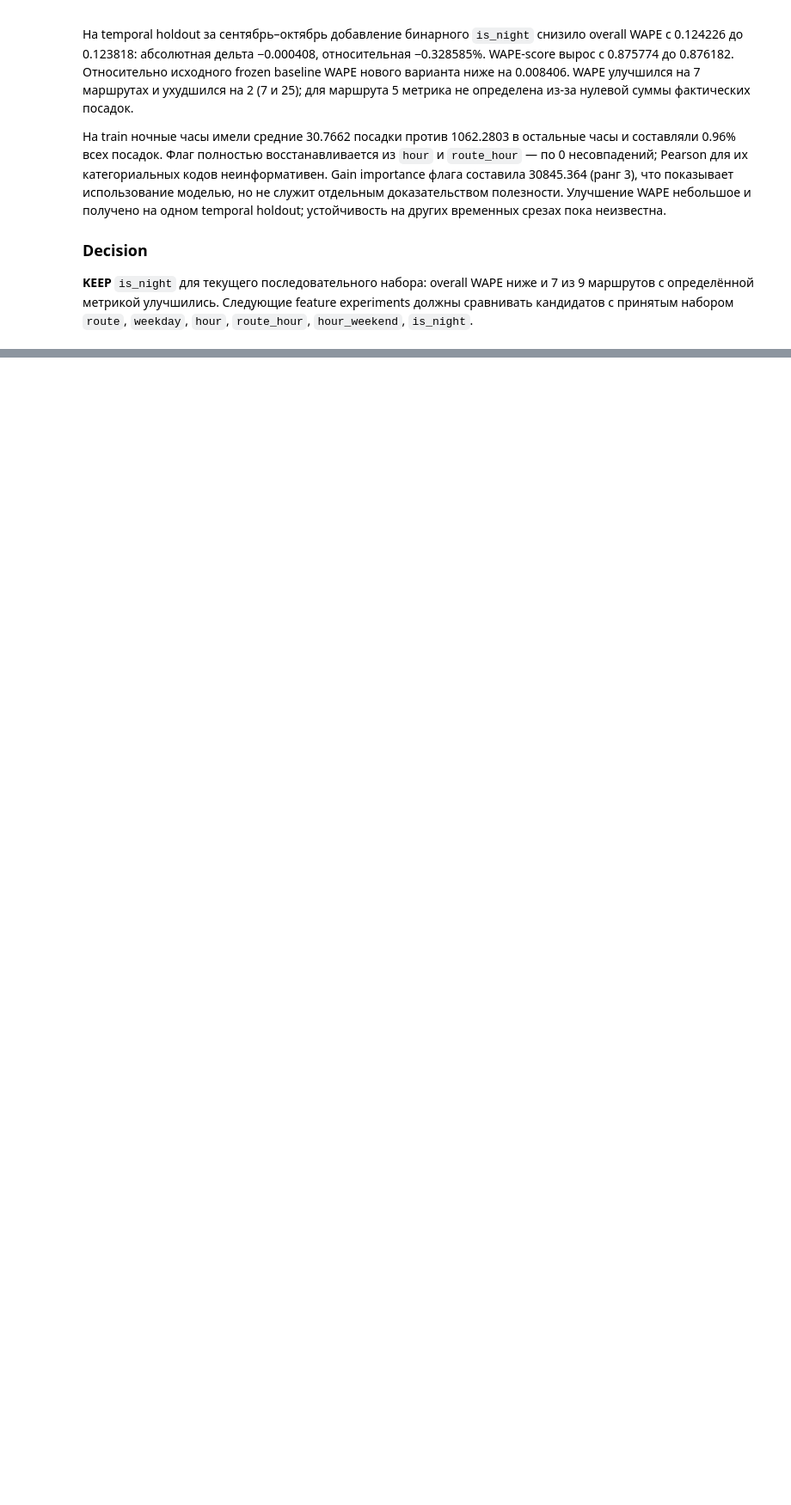
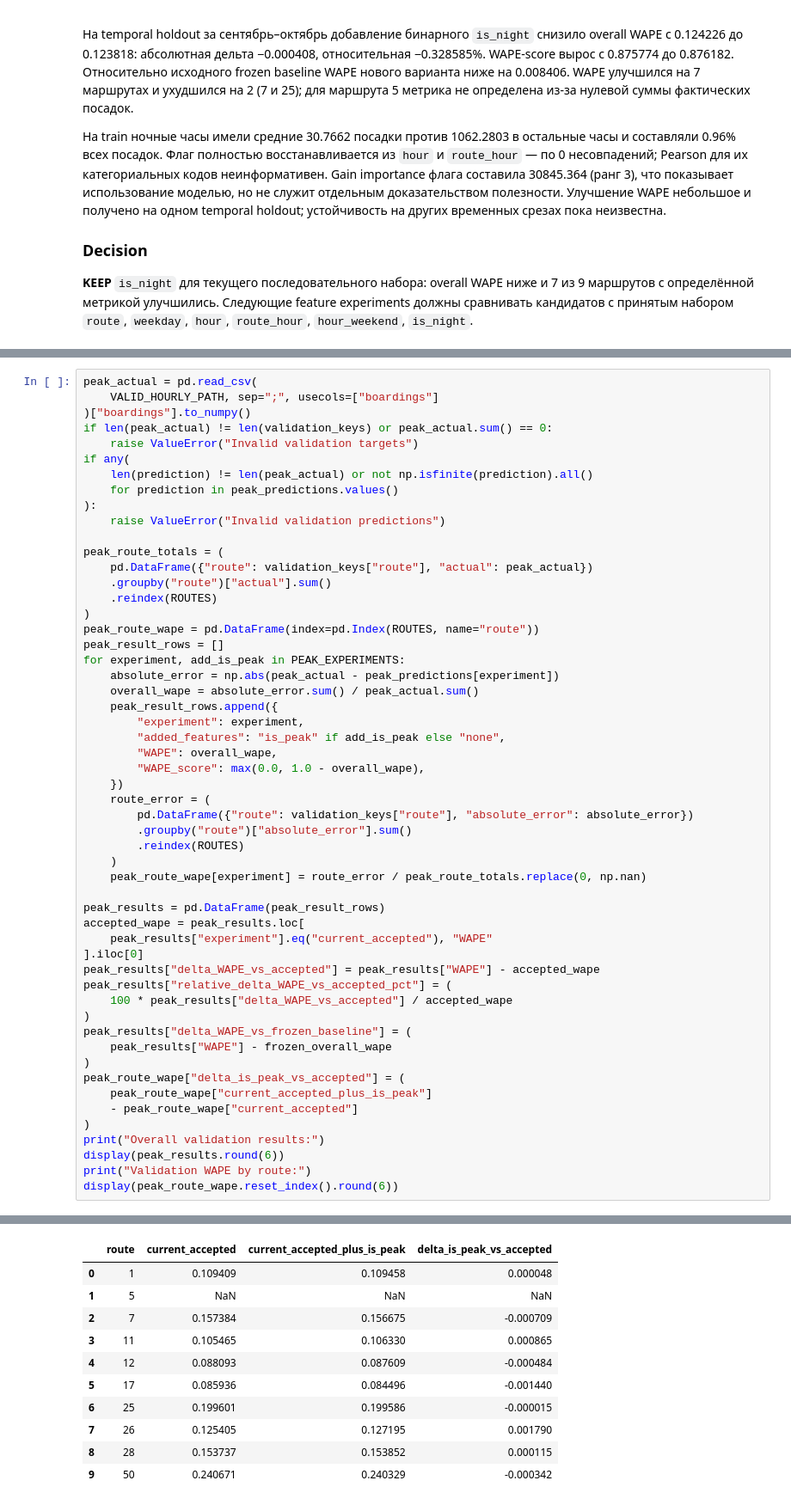
Before and after one commit to rapogahu/MT-Hackathon-2026, a Jupyter notebook: ml/notebooks/feature_engineering.ipynb, the cells around one changed output, grey strips where cells are left out. Shown at 86% size. Saved outputs shown, nothing was run; the diff lists cells and outputs as text; blank space fills up the shorter version.

```diff
--- a/ml/notebooks/feature_engineering.ipynb
+++ b/ml/notebooks/feature_engineering.ipynb
@@ -1692,0 +1850,55 @@ Validation WAPE by route:
+# %%
+peak_actual = pd.read_csv(
+    VALID_HOURLY_PATH, sep=";", usecols=["boardings"]
+)["boardings"].to_numpy()
+if len(peak_actual) != len(validation_keys) or peak_actual.sum() == 0:
+    raise ValueError("Invalid validation targets")
+if any(
+    len(prediction) != len(peak_actual) or not np.isfinite(prediction).all()
+    for prediction in peak_predictions.values()
+):
+    raise ValueError("Invalid validation predictions")
+
+peak_route_totals = (
+    pd.DataFrame({"route": validation_keys["route"], "actual": peak_actual})
+    .groupby("route")["actual"].sum()
+    .reindex(ROUTES)
+)
+peak_route_wape = pd.DataFrame(index=pd.Index(ROUTES, name="route"))
+peak_result_rows = []
+for experiment, add_is_peak in PEAK_EXPERIMENTS:
+    absolute_error = np.abs(peak_actual - peak_predictions[experiment])
+    overall_wape = absolute_error.sum() / peak_actual.sum()
+    peak_result_rows.append({
+        "experiment": experiment,
+        "added_features": "is_peak" if add_is_peak else "none",
+        "WAPE": overall_wape,
+        "WAPE_score": max(0.0, 1.0 - overall_wape),
+    })
+    route_error = (
+        pd.DataFrame({"route": validation_keys["route"], "absolute_error": absolute_error})
+        .groupby("route")["absolute_error"].sum()
+        .reindex(ROUTES)
+    )
+    peak_route_wape[experiment] = route_error / peak_route_totals.replace(0, np.nan)
+
+peak_results = pd.DataFrame(peak_result_rows)
+accepted_wape = peak_results.loc[
+    peak_results["experiment"].eq("current_accepted"), "WAPE"
+].iloc[0]
+peak_results["delta_WAPE_vs_accepted"] = peak_results["WAPE"] - accepted_wape
+peak_results["relative_delta_WAPE_vs_accepted_pct"] = (
+    100 * peak_results["delta_WAPE_vs_accepted"] / accepted_wape
+)
+peak_results["delta_WAPE_vs_frozen_baseline"] = (
+    peak_results["WAPE"] - frozen_overall_wape
+)
+peak_route_wape["delta_is_peak_vs_accepted"] = (
+    peak_route_wape["current_accepted_plus_is_peak"]
+    - peak_route_wape["current_accepted"]
+)
+print("Overall validation results:")
+display(peak_results.round(6))
+print("Validation WAPE by route:")
+display(peak_route_wape.reset_index().round(6))
+# %% [output]
@@ -1692,0 +1910,11 @@ Validation WAPE by route:
+|  | route | current_accepted | current_accepted_plus_is_peak | delta_is_peak_vs_accepted |
+| 0 | 1 | 0.109409 | 0.109458 | 0.000048 |
+| 1 | 5 | NaN | NaN | NaN |
+| 2 | 7 | 0.157384 | 0.156675 | -0.000709 |
+| 3 | 11 | 0.105465 | 0.106330 | 0.000865 |
+| 4 | 12 | 0.088093 | 0.087609 | -0.000484 |
+| 5 | 17 | 0.085936 | 0.084496 | -0.001440 |
+| 6 | 25 | 0.199601 | 0.199586 | -0.000015 |
+| 7 | 26 | 0.125405 | 0.127195 | 0.001790 |
+| 8 | 28 | 0.153737 | 0.153852 | 0.000115 |
+| 9 | 50 | 0.240671 | 0.240329 | -0.000342 |
```
Also changed, not shown: parts of 13 cells of this notebook, 1 other file.
